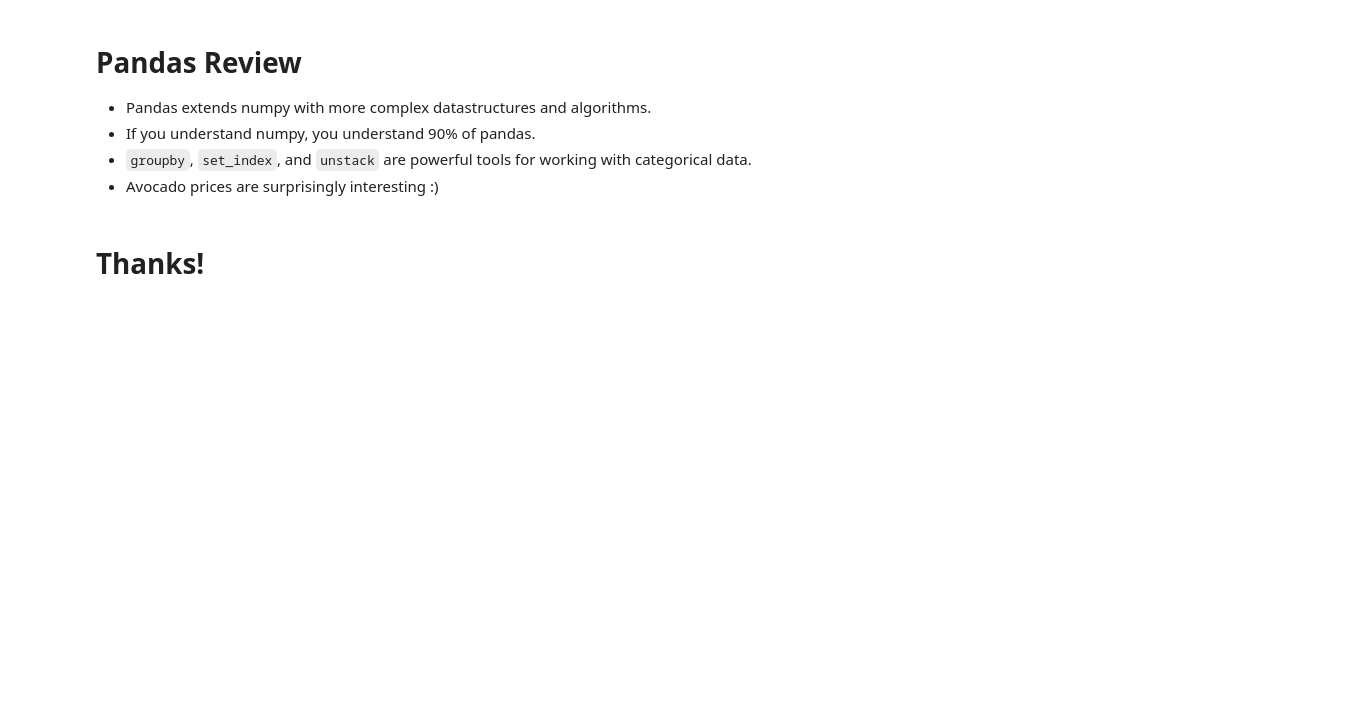
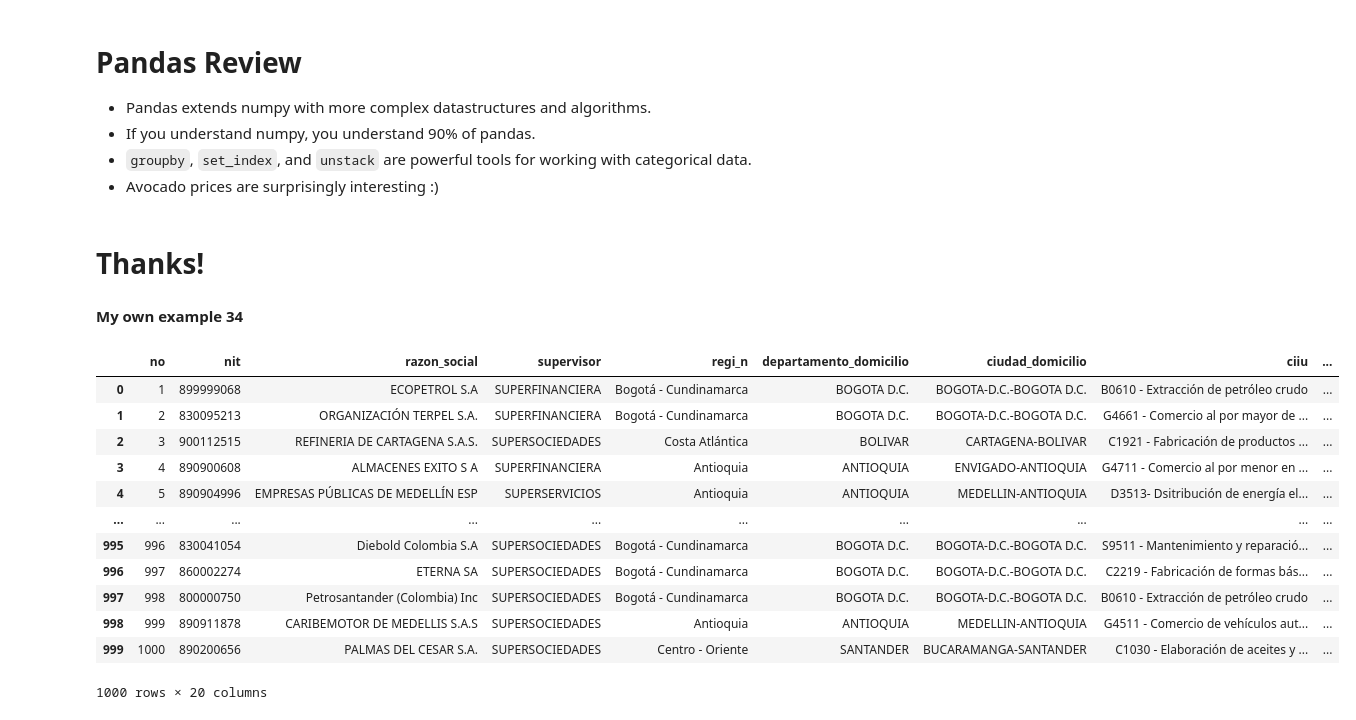
Before and after one commit to jtndavid/MetNumUN2023II, a Jupyter notebook: Lab2/jvelosal_Lab2.ipynb, the cells around one changed output. Cells and saved outputs as stored; diff of their text form; code cells hidden in the pictures; blank space fills up the shorter version.

```diff
--- a/Lab2/jvelosal_Lab2.ipynb
+++ b/Lab2/jvelosal_Lab2.ipynb
@@ -1469,3 +1763,27 @@ ax.set_xticklabels(ax.get_xticklabels(), rotation=45);
 - Avocado prices are surprisingly interesting :)
 # %% [markdown]
 # Thanks!
+# %% [markdown]
+**My own example 34**
+# %%
+import requests
+import pandas as pd
+
+a = requests.get('https://www.datos.gov.co/resource/8hn7-rpp8.json')
+datos = a.json()
+df = pd.DataFrame(datos)
+display(df)
+# %% [output]
+|  | no | nit | razon_social | supervisor | regi_n | departamento_domicilio | ciudad_domicilio | ciiu | ... |
+| 0 | 1 | 899999068 | ECOPETROL S.A | SUPERFINANCIERA | Bogotá - Cundinamarca | BOGOTA D.C. | BOGOTA-D.C.-BOGOTA D.C. | B0610 - Extracción de petróleo crudo | ... |
+| 1 | 2 | 830095213 | ORGANIZACIÓN TERPEL S.A. | SUPERFINANCIERA | Bogotá - Cundinamarca | BOGOTA D.C. | BOGOTA-D.C.-BOGOTA D.C. | G4661 - Comercio al por mayor de ... | ... |
+| 2 | 3 | 900112515 | REFINERIA DE CARTAGENA S.A.S. | SUPERSOCIEDADES | Costa Atlántica | BOLIVAR | CARTAGENA-BOLIVAR | C1921 - Fabricación de productos ... | ... |
+| 3 | 4 | 890900608 | ALMACENES EXITO S A | SUPERFINANCIERA | Antioquia | ANTIOQUIA | ENVIGADO-ANTIOQUIA | G4711 - Comercio al por menor en ... | ... |
+| 4 | 5 | 890904996 | EMPRESAS PÚBLICAS DE MEDELLÍN ESP | SUPERSERVICIOS | Antioquia | ANTIOQUIA | MEDELLIN-ANTIOQUIA | D3513- Dsitribución de energía el... | ... |
+| ... | ... | ... | ... | ... | ... | ... | ... | ... | ... |
+| 995 | 996 | 830041054 | Diebold Colombia S.A | SUPERSOCIEDADES | Bogotá - Cundinamarca | BOGOTA D.C. | BOGOTA-D.C.-BOGOTA D.C. | S9511 - Mantenimiento y reparació... | ... |
+| 996 | 997 | 860002274 | ETERNA SA | SUPERSOCIEDADES | Bogotá - Cundinamarca | BOGOTA D.C. | BOGOTA-D.C.-BOGOTA D.C. | C2219 - Fabricación de formas bás... | ... |
+| 997 | 998 | 800000750 | Petrosantander (Colombia) Inc | SUPERSOCIEDADES | Bogotá - Cundinamarca | BOGOTA D.C. | BOGOTA-D.C.-BOGOTA D.C. | B0610 - Extracción de petróleo crudo | ... |
+| 998 | 999 | 890911878 | CARIBEMOTOR DE MEDELLIS S.A.S | SUPERSOCIEDADES | Antioquia | ANTIOQUIA | MEDELLIN-ANTIOQUIA | G4511 - Comercio de vehículos aut... | ... |
+| 999 | 1000 | 890200656 | PALMAS DEL CESAR S.A. | SUPERSOCIEDADES | Centro - Oriente | SANTANDER | BUCARAMANGA-SANTANDER | C1030 - Elaboración de aceites y ... | ... |
+1000 rows × 20 columns
```
Also changed, not shown: parts of 89 cells of this notebook.
